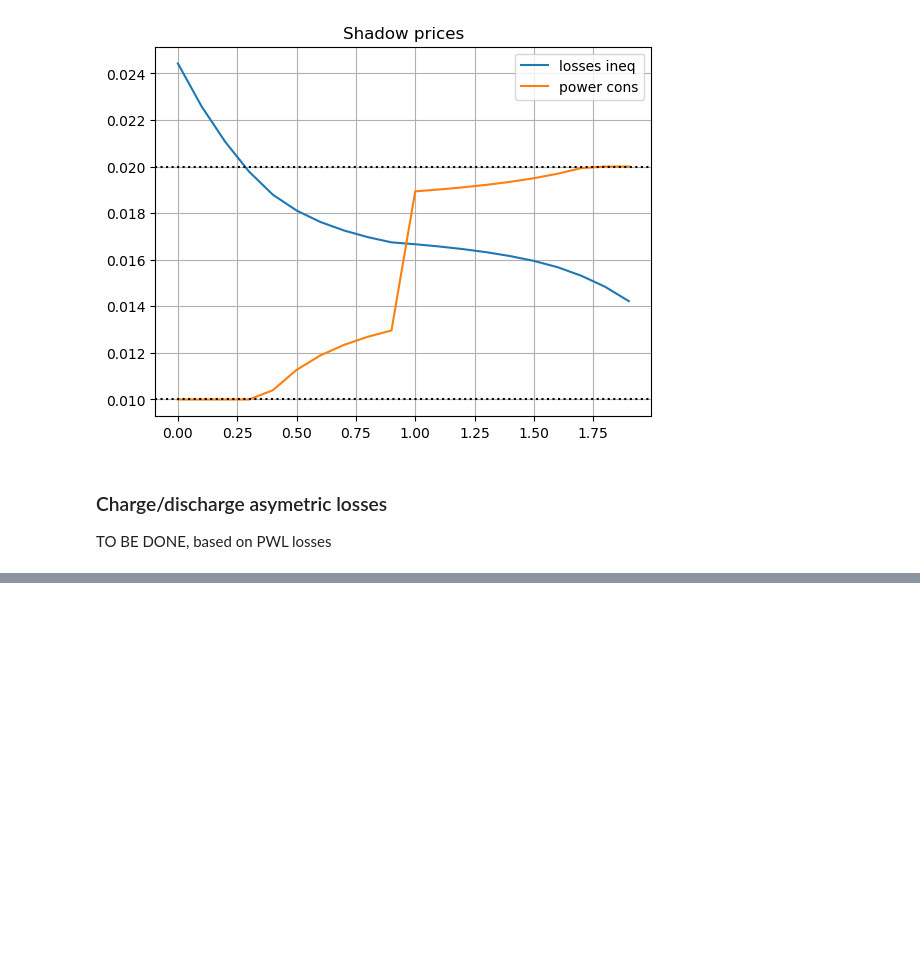
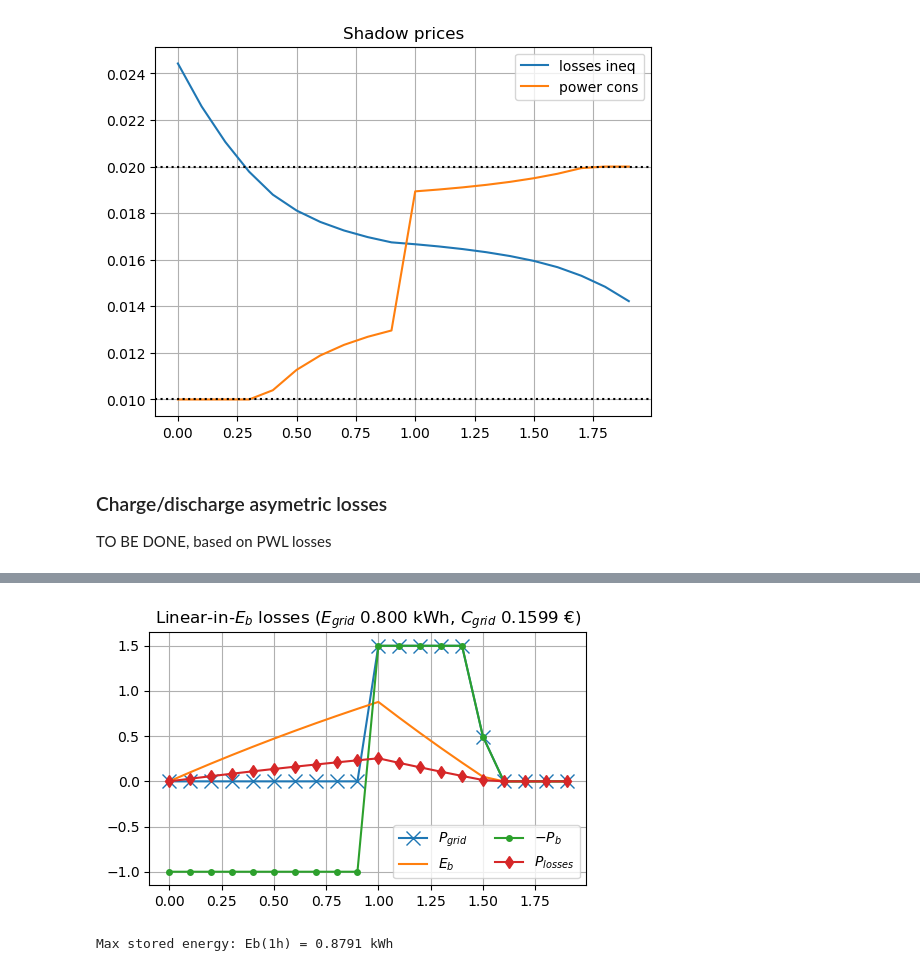
Before and after one commit to pierre-haessig/convex-storage-loss, a Jupyter notebook: Energy_management_Convex_losses.ipynb, the cells around one changed output, grey strips where cells are left out. Cells and saved outputs as stored; diff of their text form; code cells hidden in the pictures; blank space fills up the shorter version.

```diff
--- a/Energy_management_Convex_losses.ipynb
+++ b/Energy_management_Convex_losses.ipynb
@@ -505,0 +687,17 @@ TO BE DONE, based on PWL losses
+# %%
+m = prod_shift_base(ECOS.Optimizer)
+
+# discharge proportional to storage energy:
+@constraint(m, losses, m[:P_losses] .== 0.29*m[:Eb][1:end-1])
+
+optimize!(m)
+
+prod_plot(m, "Linear-in-\$E_b\$ losses")
+
+savefig("scenario plots/prod_shift_linE.pdf")
+savefig("scenario plots/prod_shift_linE.png", dpi=300)
+
+@printf("Max stored energy: Eb(1h) = %.4f kWh", value(m[:Eb][n÷2+1]))
+# %% [output]
+[figure, added]
+Max stored energy: Eb(1h) = 0.8791 kWh
```
Also changed, not shown: parts of 50 cells of this notebook, 1 other file.
